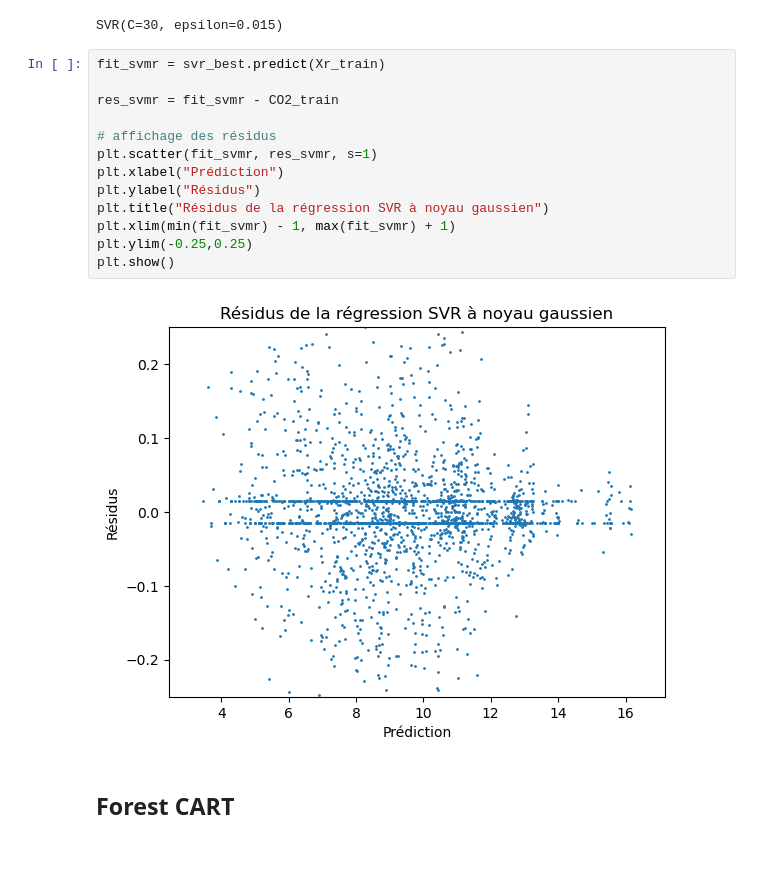
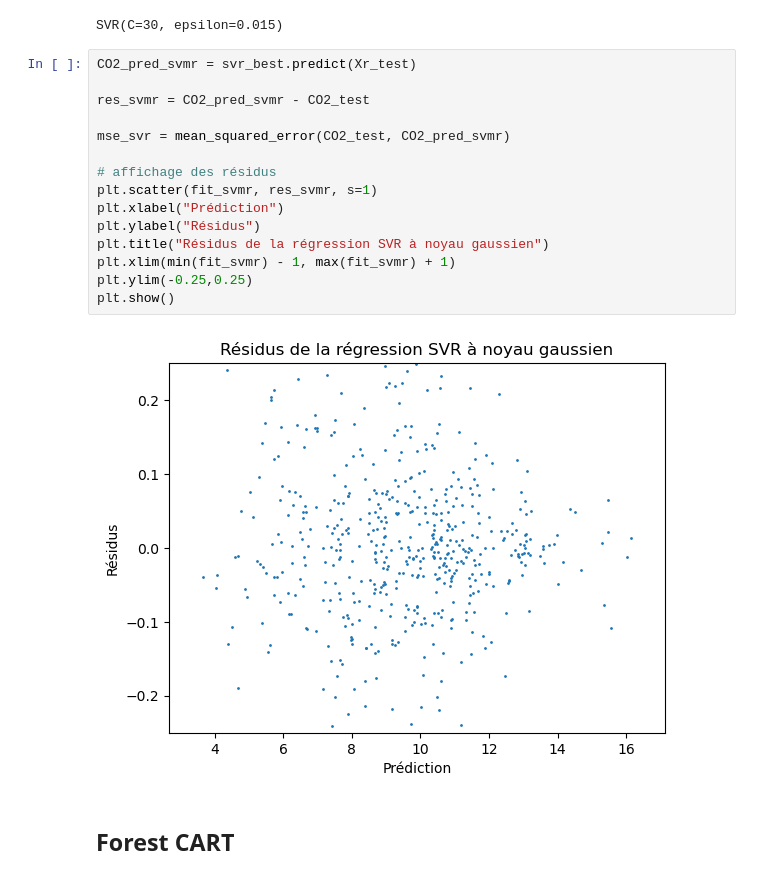
Before and after one commit to PaolaDeTruchis/MachineLearning, a Jupyter notebook: Projet_ML_Python.ipynb, the cells around one changed output. Cells and saved outputs as stored; diff of their text form.

```diff
--- a/Projet_ML_Python.ipynb
+++ b/Projet_ML_Python.ipynb
@@ -946,20 +954,22 @@ svr_best.fit(Xr_train, CO2_train)
 # %% [output]
 SVR(C=30, epsilon=0.015)
 # %%
-fit_svmr = svr_best.predict(Xr_train)
+CO2_pred_svmr = svr_best.predict(Xr_test)
 
-res_svmr = fit_svmr - CO2_train
+res_svmr = CO2_pred_svmr - CO2_test
+
+mse_svr = mean_squared_error(CO2_test, CO2_pred_svmr)
 
 # affichage des résidus
 plt.scatter(fit_svmr, res_svmr, s=1)
 plt.xlabel("Prédiction")
 plt.ylabel("Résidus")
 plt.title("Résidus de la régression SVR à noyau gaussien")
 plt.xlim(min(fit_svmr) - 1, max(fit_svmr) + 1)
 plt.ylim(-0.25,0.25)
 plt.show()
 # %% [output]
-[figure, old version]
+[figure, new version]
 # %% [markdown]
 ## Forest CART
 # %% [markdown]
```
Also changed, not shown: parts of 72 cells of this notebook.
